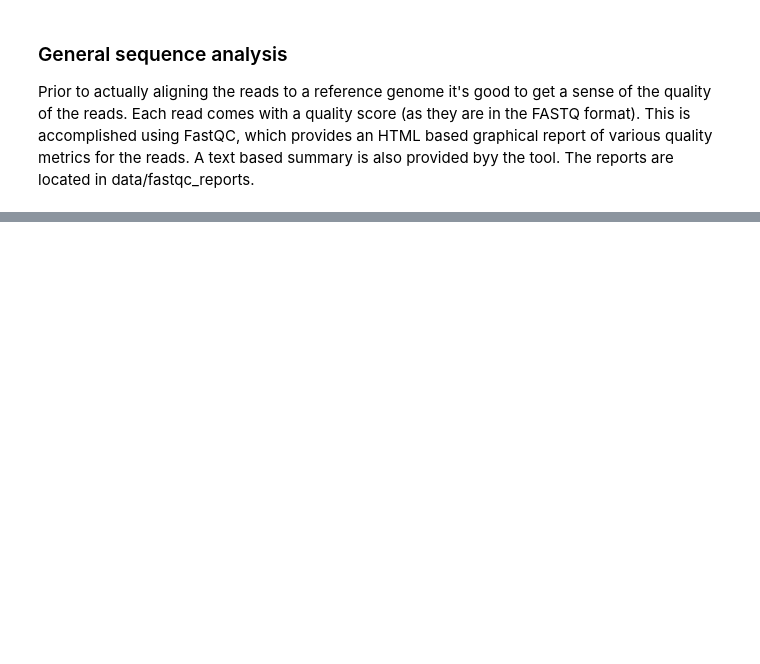
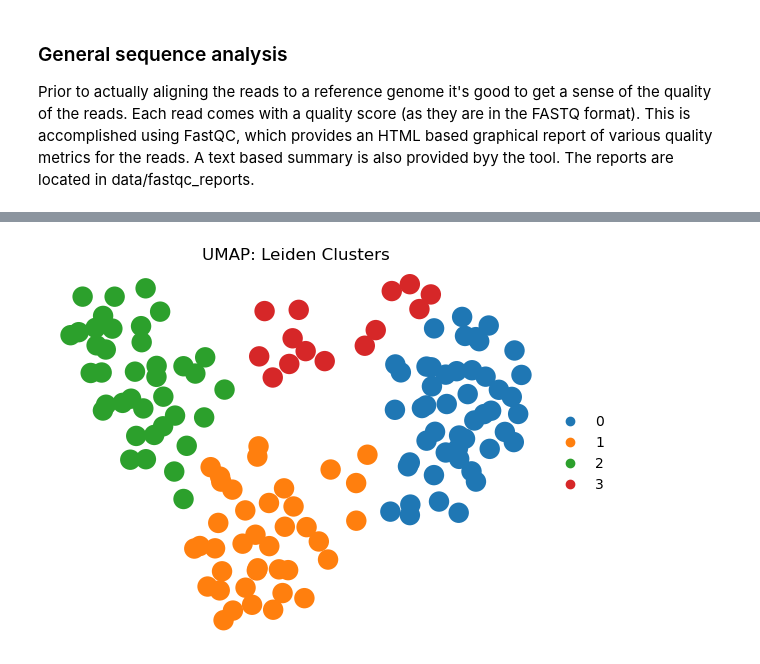
Before and after one commit to kellofoggs/fall25-csc-bioinf, a Jupyter notebook: week6/week6.ipynb, the cells around one changed output, grey strips where cells are left out. Drawn from its saved outputs; the diff is of its cells as text; code cells hidden in the pictures; blank space fills up the shorter version.

```diff
--- a/week6/week6.ipynb
+++ b/week6/week6.ipynb
@@ -162,0 +348,87 @@ splici_output
+# %%
+
+
+# Load counts matrix from alevin-fry
+count_matrix = sc.read_mtx("data/alevin_fry_quant/alevin/quants_mat.mtx")
+count_matrix.obs_names = [f"cell_{i}" for i in range(count_matrix.n_obs)]
+count_matrix.obs_names_make_unique()
+
+if hasattr(count_matrix.X, "A"):
+    count_matrix.X = count_matrix.X.A
+
+# Map transcript IDs to gene symbols
+tx2gene_file = glob.glob("data/splici_output/*3col.tsv")[0]
+tx2gene = pd.read_csv(tx2gene_file, sep="\t", header=None)
+tx2gene.columns = ["transcript_id", "gene_id", "gene_name_placeholder"]
+
+gene_map_file = "data/splici_output/gene_id_to_name.tsv"
+gene_map = pd.read_csv(gene_map_file, sep="\t", header=None)
+gene_map.columns = ["gene_id", "gene_symbol"]
+id_to_name = dict(zip(gene_map.gene_id, gene_map.gene_symbol))
+
+tx_detected = tx2gene.iloc[:count_matrix.shape[1]]
+count_matrix.var_names = [id_to_name.get(g, g) for g in tx_detected["gene_id"]]
+count_matrix.var_names_make_unique()
+
+# Aggregate transcripts to genes
+unique_genes = np.unique(count_matrix.var_names)
+agg_X = np.zeros((count_matrix.n_obs, len(unique_genes)))
+
+for i, gene in enumerate(unique_genes):
+    idxs = [j for j, x in enumerate(count_matrix.var_names) if x == gene]
+    agg_X[:, i] = count_matrix.X[:, idxs].sum(axis=1)
+
+adata_all = sc.AnnData(X=agg_X)
+adata_all.obs_names = count_matrix.obs_names
+adata_all.var_names = unique_genes
+
+# Normalize and log-transform
+sc.pp.normalize_total(adata_all, target_sum=1e4)
+sc.pp.log1p(adata_all)
+
+# PCA and neighbors
+sc.tl.pca(adata_all)
+sc.pp.neighbors(adata_all, n_pcs=30)
+
+# Leiden clustering
+sc.tl.leiden(adata_all, resolution=1)
+
+# UMAP before annotation (Leiden clusters)
+sc.tl.umap(adata_all)
+sc.pl.umap(
+    adata_all,
+    color='leiden',
+    legend_loc='right margin',
+    frameon=False,
+    title="UMAP: Leiden Clusters"
+)
+
+# Subset genes for CellTypist
+dev_human_organs_model = celltypist.models.Model.load("Developing_Human_Organs.pkl")
+model_genes = set(dev_human_organs_model.classifier.features)
+genes_in_model = [g for g in adata_all.var_names if g in model_genes]
+adata_ct = adata_all[:, genes_in_model].copy()
+
+# Run CellTypist
+predictions = celltypist.annotate(
+    adata_ct,
+    model=dev_human_organs_model,
+    majority_voting=True
+)
+
+# Add CellTypist predicted labels to AnnData
+if hasattr(predictions.predicted_labels, "columns"):
+    adata_all.obs['cell_type'] = predictions.predicted_labels.iloc[:,0].values
+else:
+    adata_all.obs['cell_type'] = predictions.predicted_labels.values
+
+# UMAP colored by CellTypist annotations
+sc.pl.umap(
+    adata_all,
+    color='cell_type',
+    legend_loc='right margin',
+    frameon=False,
+    title="UMAP: CellTypist Annotations"
+)
+# %% [output]
+[figure, added]
```
Also changed, not shown: parts of 12 cells of this notebook.
